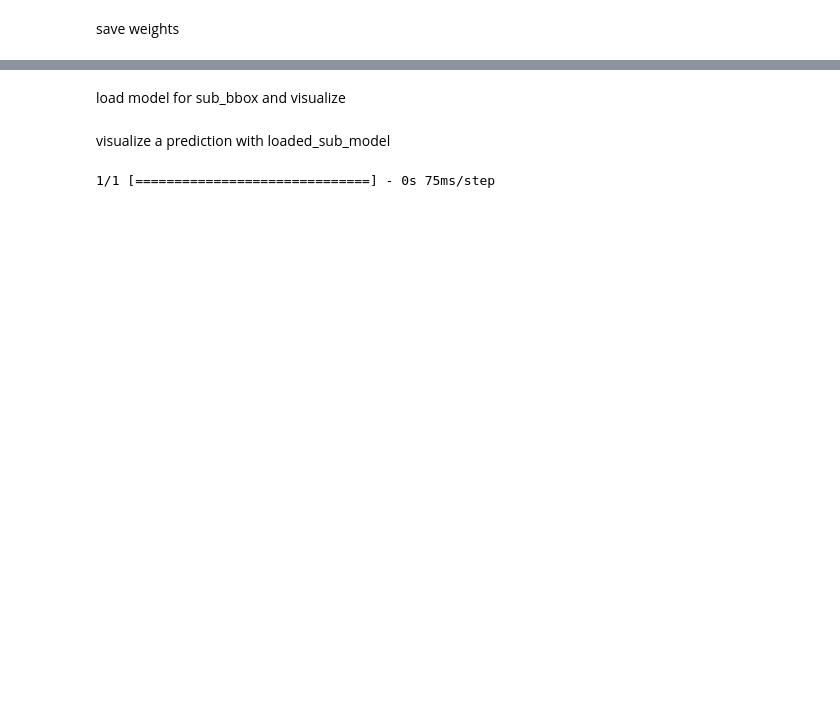
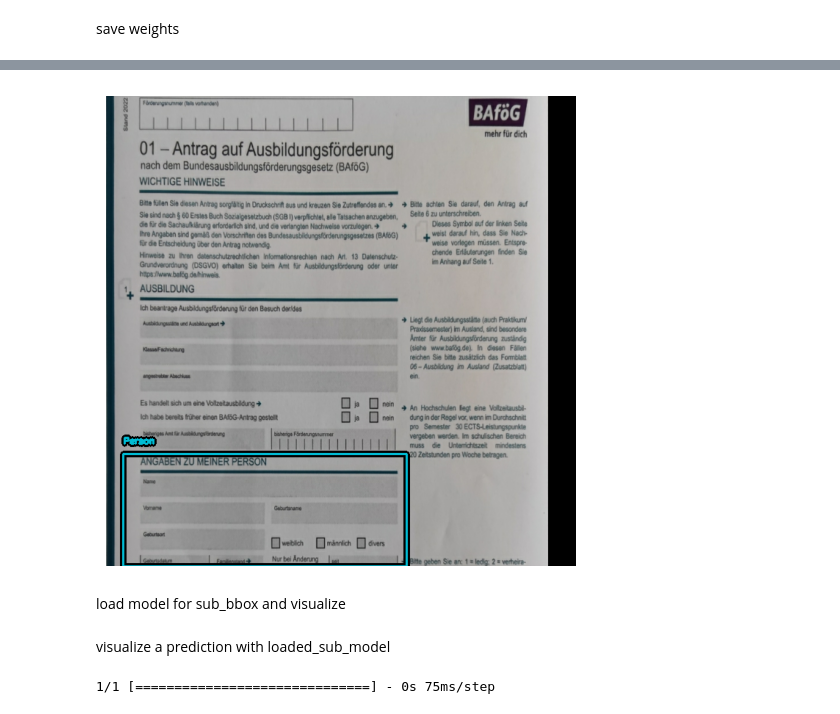
Before and after one commit to Haeuptling/BBArchComparison, a Jupyter notebook: bbox_training_v2.ipynb, the cells around one changed output, grey strips where cells are left out. Drawn from its saved outputs; the diff is of its cells as text; code cells hidden in the pictures; blank space fills up the shorter version.

```diff
--- a/bbox_training_v2.ipynb
+++ b/bbox_training_v2.ipynb
@@ -567,0 +592,3 @@ yolo_coco_sub.save_weights(SUB_MODEL_PATH)
+# %%
+visualize_detections(yolo_coco_main, dataset=main_val_ds, bounding_box_format="xyxy", class_mapping= main_class_mapping)
+# %% [output]
@@ -568,3 +596,4 @@ yolo_coco_sub.save_weights(SUB_MODEL_PATH)
+[figure, added]
 # %% [markdown]
 load model for sub_bbox and visualize
 # %%
```
Also changed, not shown: parts of 8 cells of this notebook, 4 other files.
